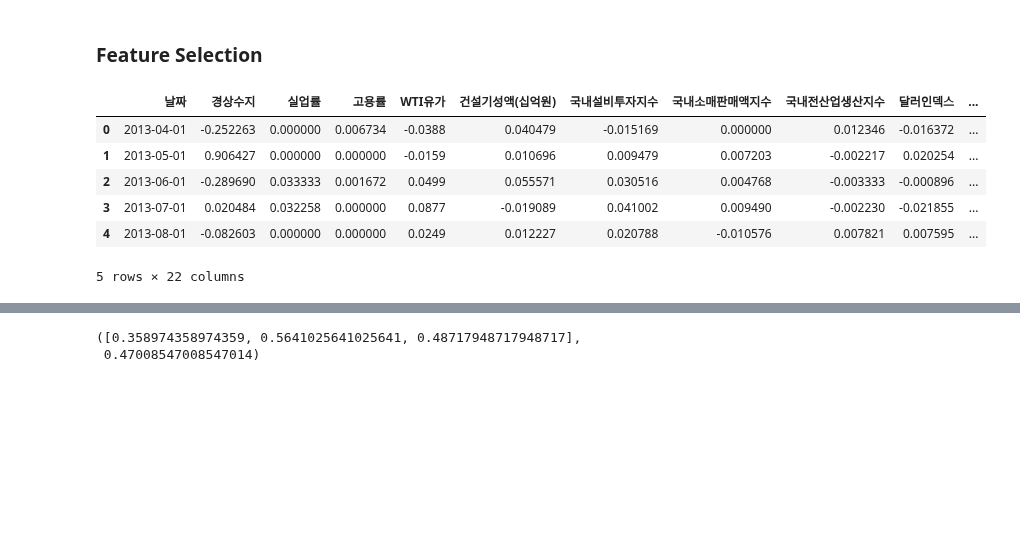
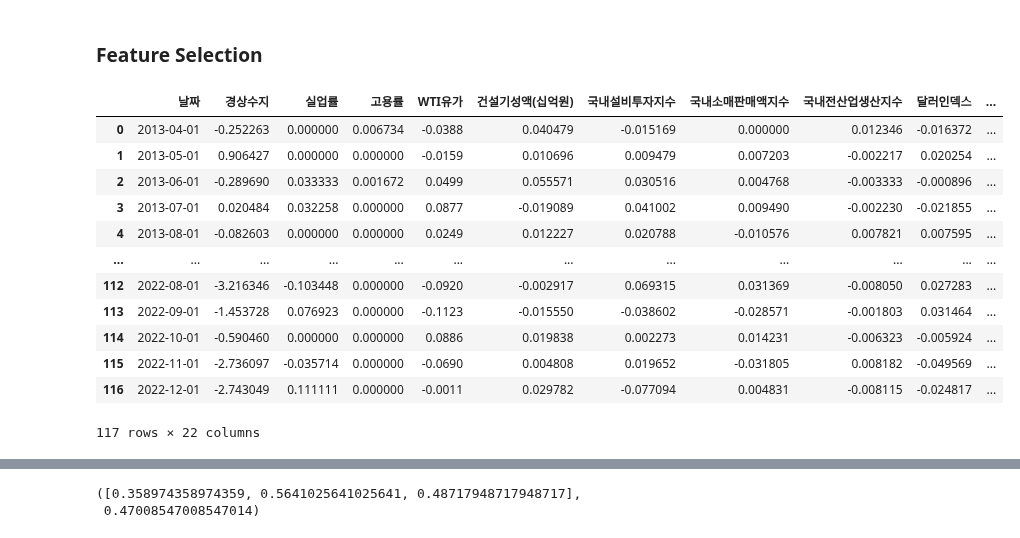
Before and after one commit to kimsierra/vscode, a Jupyter notebook: 2024/ML/프로젝트/코드/FS분류모델.ipynb, the cells around one changed output, grey strips where cells are left out. Saved outputs shown, nothing was run; the diff lists cells and outputs as text; code cells hidden in the pictures; blank space fills up the shorter version.

```diff
--- a/2024/ML/프로젝트/코드/FS분류모델.ipynb
+++ b/2024/ML/프로젝트/코드/FS분류모델.ipynb
@@ -86,24 +86,45 @@ plt.show()
 ### Feature Selection
 # %%
 import pandas as pd
-from sklearn.linear_model import LogisticRegression
-from sklearn.preprocessing import StandardScaler
-from sklearn.metrics import accuracy_score, precision_score, recall_score, f1_score, roc_auc_score
+import numpy as np
+import matplotlib.pyplot as plt
+import pandas as pd
+import numpy as np
+import seaborn as sns
+
+from sklearn.model_selection import train_test_split, StratifiedKFold
+
+from sklearn.ensemble import RandomForestClassifier
+from catboost import CatBoostClassifier
+from sklearn.tree import DecisionTreeClassifier
+from xgboost import XGBClassifier
+from lightgbm import LGBMClassifier
+
+
+from sklearn.metrics import accuracy_score, precision_score, recall_score, f1_score, roc_auc_score,confusion_matrix
+from sklearn.metrics import classification_report
+
 
 # 데이터 불러오기
 # data = pd.read_excel('./datasets/features_except_GDP_r.xlsx', index_col=0)
 feature = pd.read_excel('C:/Users/SAMSUNG/Documents/vscode/2024/ML/프로젝트/PRE데이터/features_except_GDP2.xlsx') #, index_col=0)
 # data.info()
 # 날짜 데이터를 datetime 형식으로 변환
 feature['날짜'] = pd.to_datetime(feature['날짜'])
 
 # 데이터 확인
-feature.head()
+feature
 # %% [output]
 |  | 날짜 | 경상수지 | 실업률 | 고용률 | WTI유가 | 건설기성액(십억원) | 국내설비투자지수 | 국내소매판매액지수 | 국내전산업생산지수 | 달러인덱스 | ... |
 | 0 | 2013-04-01 | -0.252263 | 0.000000 | 0.006734 | -0.0388 | 0.040479 | -0.015169 | 0.000000 | 0.012346 | -0.016372 | ... |
 | 1 | 2013-05-01 | 0.906427 | 0.000000 | 0.000000 | -0.0159 | 0.010696 | 0.009479 | 0.007203 | -0.002217 | 0.020254 | ... |
 | 2 | 2013-06-01 | -0.289690 | 0.033333 | 0.001672 | 0.0499 | 0.055571 | 0.030516 | 0.004768 | -0.003333 | -0.000896 | ... |
 | 3 | 2013-07-01 | 0.020484 | 0.032258 | 0.000000 | 0.0877 | -0.019089 | 0.041002 | 0.009490 | -0.002230 | -0.021855 | ... |
 | 4 | 2013-08-01 | -0.082603 | 0.000000 | 0.000000 | 0.0249 | 0.012227 | 0.020788 | -0.010576 | 0.007821 | 0.007595 | ... |
+| ... | ... | ... | ... | ... | ... | ... | ... | ... | ... | ... | ... |
+| 112 | 2022-08-01 | -3.216346 | -0.103448 | 0.000000 | -0.0920 | -0.002917 | 0.069315 | 0.031369 | -0.008050 | 0.027283 | ... |
+| 113 | 2022-09-01 | -1.453728 | 0.076923 | 0.000000 | -0.1123 | -0.015550 | -0.038602 | -0.028571 | -0.001803 | 0.031464 | ... |
+| 114 | 2022-10-01 | -0.590460 | 0.000000 | 0.000000 | 0.0886 | 0.019838 | 0.002273 | 0.014231 | -0.006323 | -0.005924 | ... |
+| 115 | 2022-11-01 | -2.736097 | -0.035714 | 0.000000 | -0.0690 | 0.004808 | 0.019652 | -0.031805 | 0.008182 | -0.049569 | ... |
+| 116 | 2022-12-01 | -2.743049 | 0.111111 | 0.000000 | -0.0011 | 0.029782 | -0.077094 | 0.004831 | -0.008115 | -0.024817 | ... |
-5 rows × 22 columns
+117 rows × 22 columns
```
Also changed, not shown: parts of 24 cells of this notebook, 5 other files.
